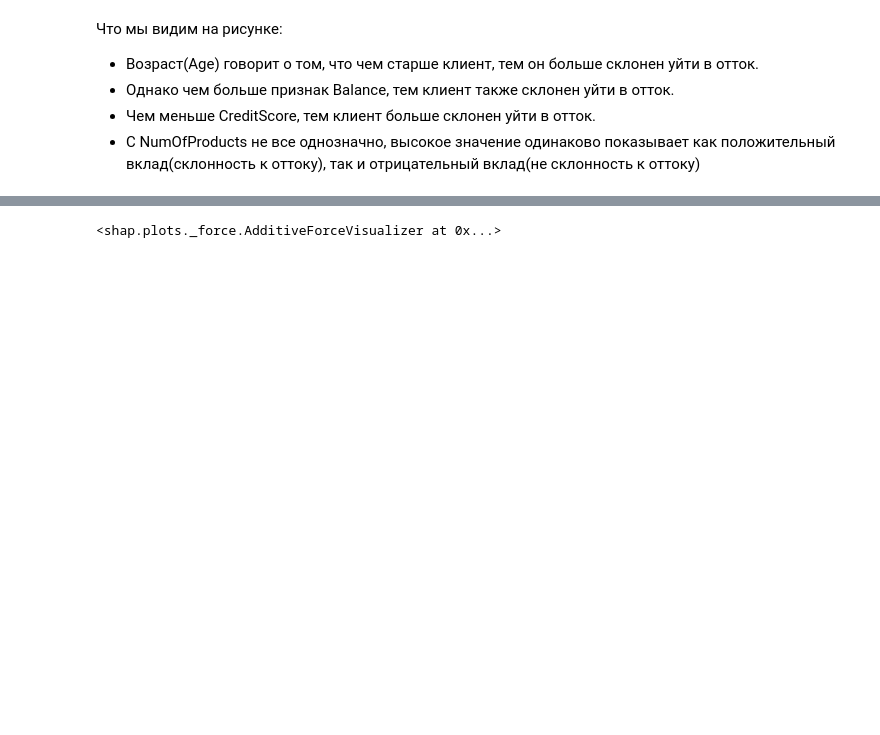
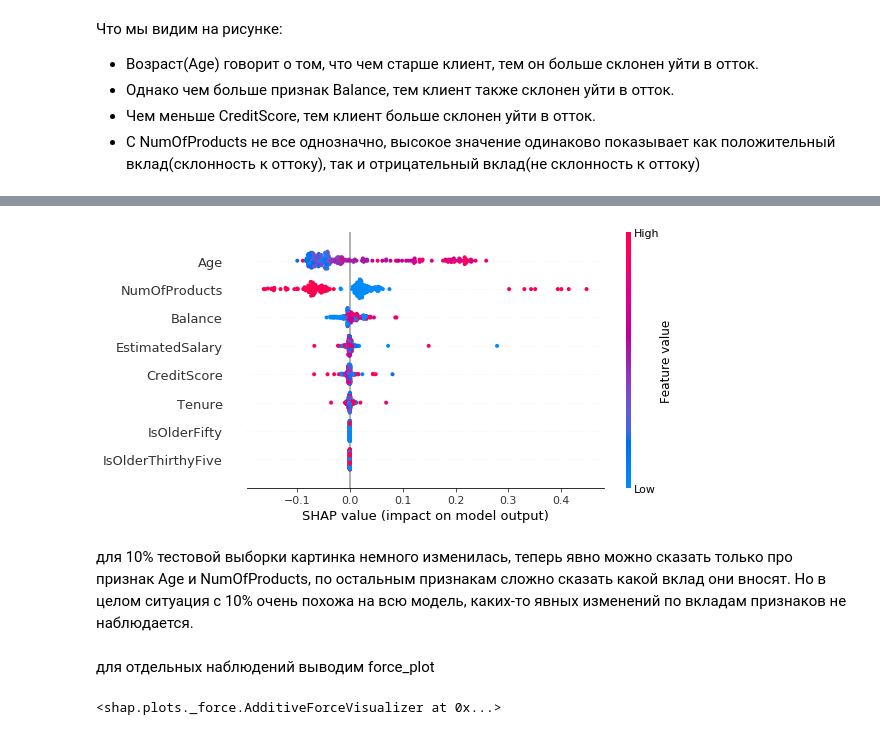
Before and after one commit to juliazhigaryova/DS-in-business, a Jupyter notebook: HW7.ipynb, the cells around one changed output, grey strips where cells are left out. Saved outputs shown, nothing was run; the diff lists cells and outputs as text; code cells hidden in the pictures; blank space fills up the shorter version.

```diff
--- a/HW7.ipynb
+++ b/HW7.ipynb
@@ -210,0 +211,6 @@ shap.summary_plot(shap_values, X_train,max_display=10)
+# %%
+X_test_sorted = X_test.sort_index()
+# %%
+top10_per = int(X_test.shape[0]/10)
+# %%
+X_test_top_10 = X_test_sorted[0:top10_per]
@@ -211,3 +233,17 @@ shap.summary_plot(shap_values, X_train,max_display=10)
+# %%
+# explain the model's predictions using SHAP
+# (same syntax works for LightGBM, CatBoost, scikit-learn and spark models)
+explainer = shap.TreeExplainer(model)
+shap_values = explainer.shap_values(X_test_top_10)
+# %%
+# summarize the effects of all the features
+shap.summary_plot(shap_values, X_test_top_10)
+# %% [output]
+[figure, added]
+# %% [markdown]
+для 10% тестовой выборки картинка немного изменилась, теперь явно можно сказать только про признак Age и NumOfProducts, по остальным признакам сложно сказать какой вклад они вносят. Но в целом ситуация с 10% очень похожа на всю модель, каких-то явных изменений по вкладам признаков не наблюдается.
+# %% [markdown]
+для отдельных наблюдений выводим force_plot
 # %%
 # visualize the first prediction's explanation (use matplotlib=True to avoid Javascript)
 shap.force_plot(explainer.expected_value, shap_values[0,:], X_train.iloc[0,:])
```
Also changed, not shown: parts of 7 cells of this notebook.
